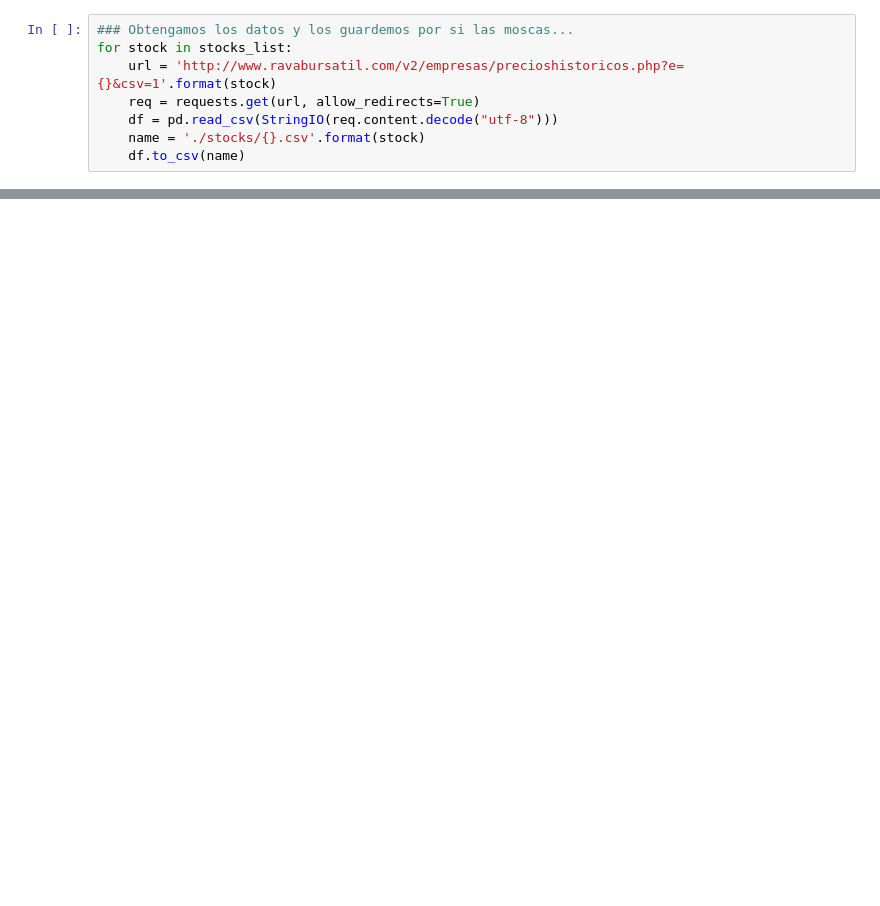
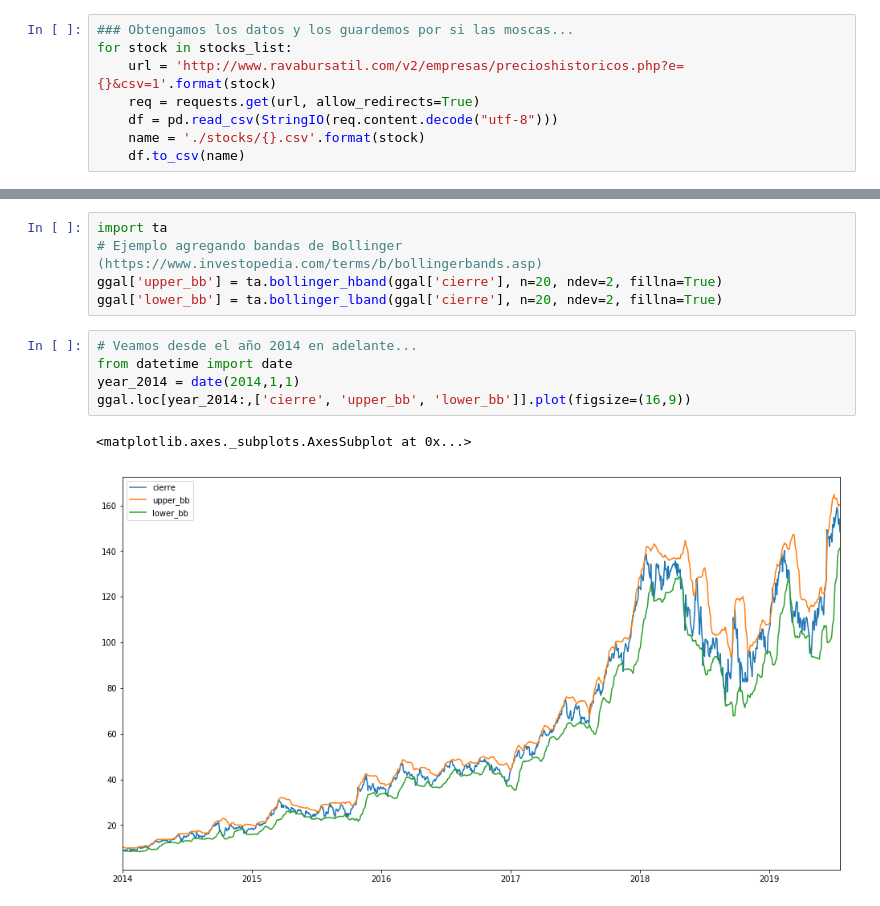
Before and after one commit to lbiedma/diplodatos2019, a Jupyter notebook: Práctico 2 - Introducción al Aprendizaje Automático.ipynb, the cells around one changed output, grey strips where cells are left out. Saved outputs shown, nothing was run; the diff lists cells and outputs as text; blank space fills up the shorter version.

```diff
--- a/Práctico 2 - Introducción al Aprendizaje Automático.ipynb
+++ b/Práctico 2 - Introducción al Aprendizaje Automático.ipynb
@@ -56,0 +77,13 @@ Otra cosa a tener en cuenta: Los datos históricos de mercado generan **series d
+# %%
+import ta
+# Ejemplo agregando bandas de Bollinger (https://www.investopedia.com/terms/b/bollingerbands.asp)
+ggal['upper_bb'] = ta.bollinger_hband(ggal['cierre'], n=20, ndev=2, fillna=True)
+ggal['lower_bb'] = ta.bollinger_lband(ggal['cierre'], n=20, ndev=2, fillna=True)
+# %%
+# Veamos desde el año 2014 en adelante...
+from datetime import date
+year_2014 = date(2014,1,1)
+ggal.loc[year_2014:,['cierre', 'upper_bb', 'lower_bb']].plot(figsize=(16,9))
+# %% [output]
+<matplotlib.axes._subplots.AxesSubplot at 0x...>
+[figure, added]
```
Also changed, not shown: parts of 12 cells of this notebook.
